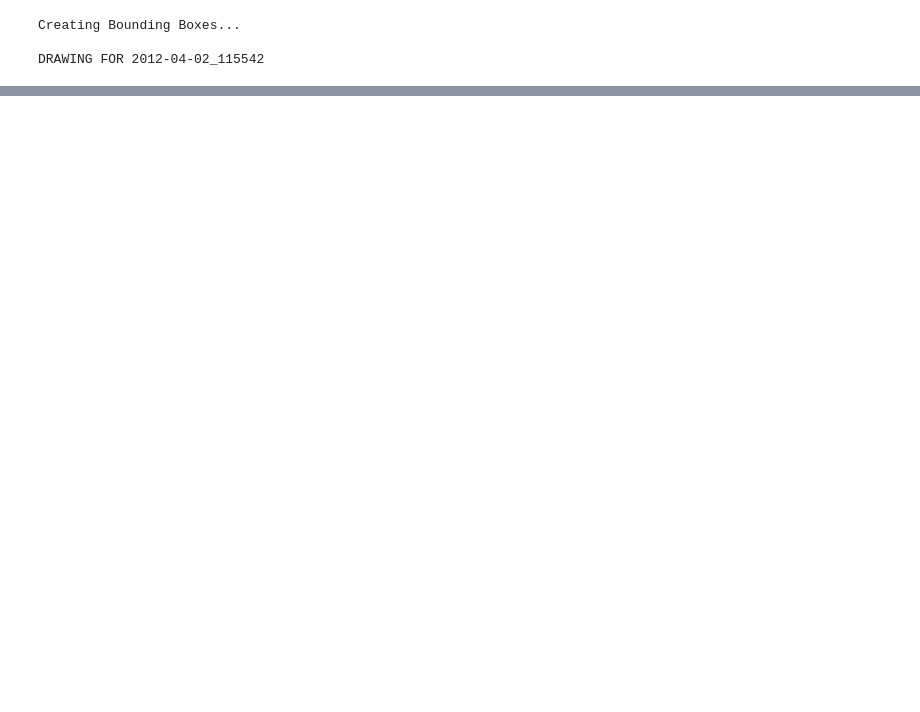
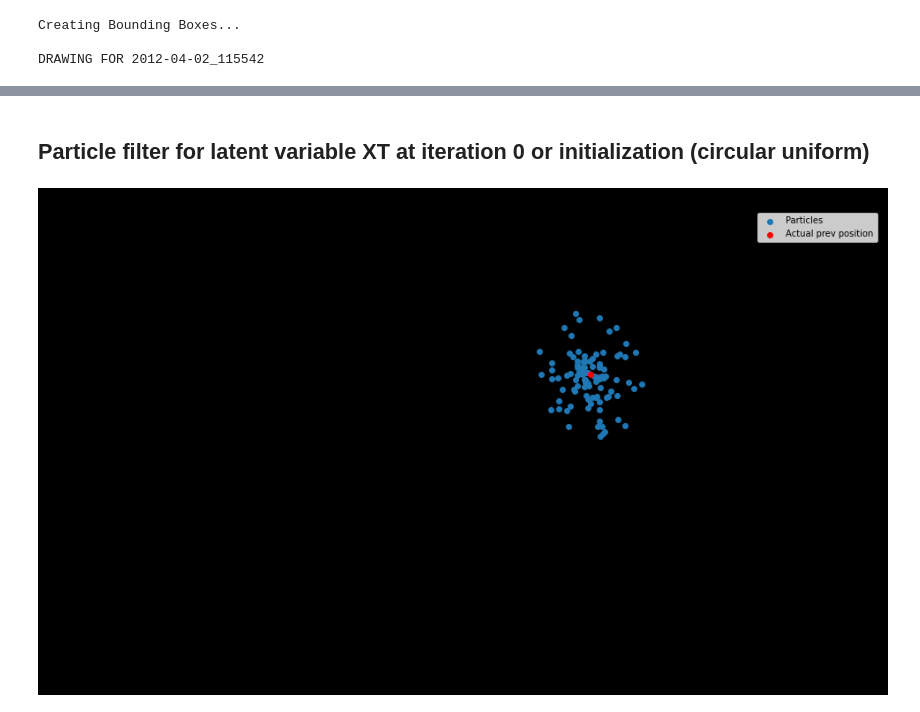
Before and after one commit to Aryan-Garg/Rehder_OnDaimlerGCPR13, a Jupyter notebook: model.ipynb, the cells around one changed output, grey strips where cells are left out. Drawn from its saved outputs; the diff is of its cells as text; code cells hidden in the pictures; blank space fills up the shorter version.

```diff
--- a/model.ipynb
+++ b/model.ipynb
@@ -582,0 +592,17 @@ Filter A computed!
+# %% [markdown]
+## Particle filter for latent variable XT at iteration 0 or initialization (circular uniform)
+# %%
+x = [e[0] for e in predicted_df.XT[0]]
+y = [e[1] for e in predicted_df.XT[0]]
+
+fig = plt.figure(figsize=(17, 10), facecolor='#000')
+plt.scatter(x,y, label='Particles')
+plt.scatter(predicted_df.X[-1][0], 640-predicted_df.X[-1][1], color='r', label='Actual prev position')
+plt.xticks(np.linspace(0,1176,100))
+plt.yticks(np.linspace(0,640,100))
+plt.axis('off')
+plt.title("Particle filter initialization for XTs")
+plt.legend()
+plt.show()
+# %% [output]
+[figure, added]
```
Also changed, not shown: parts of 4 cells of this notebook.
